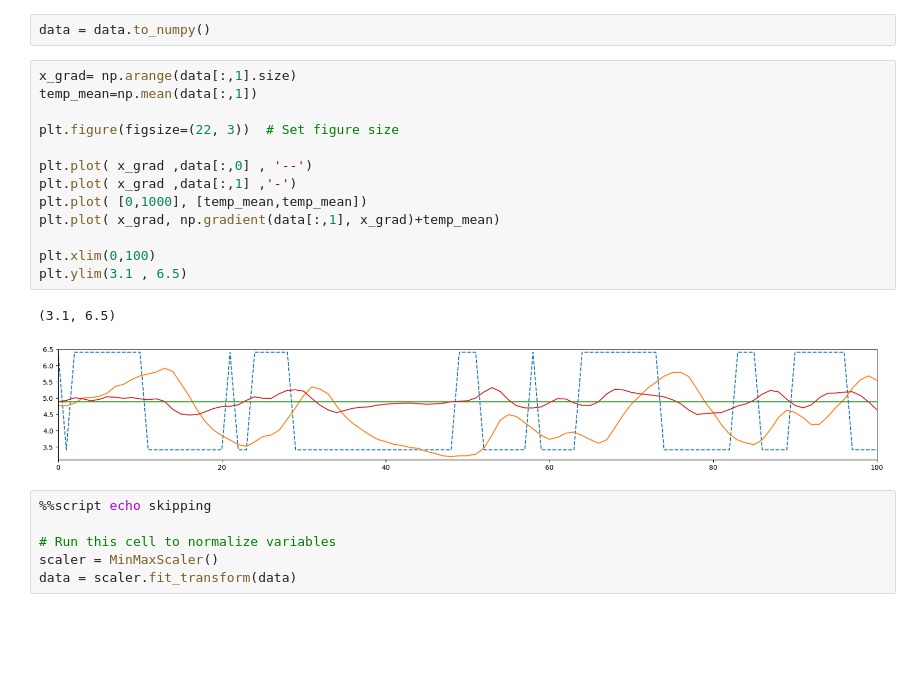
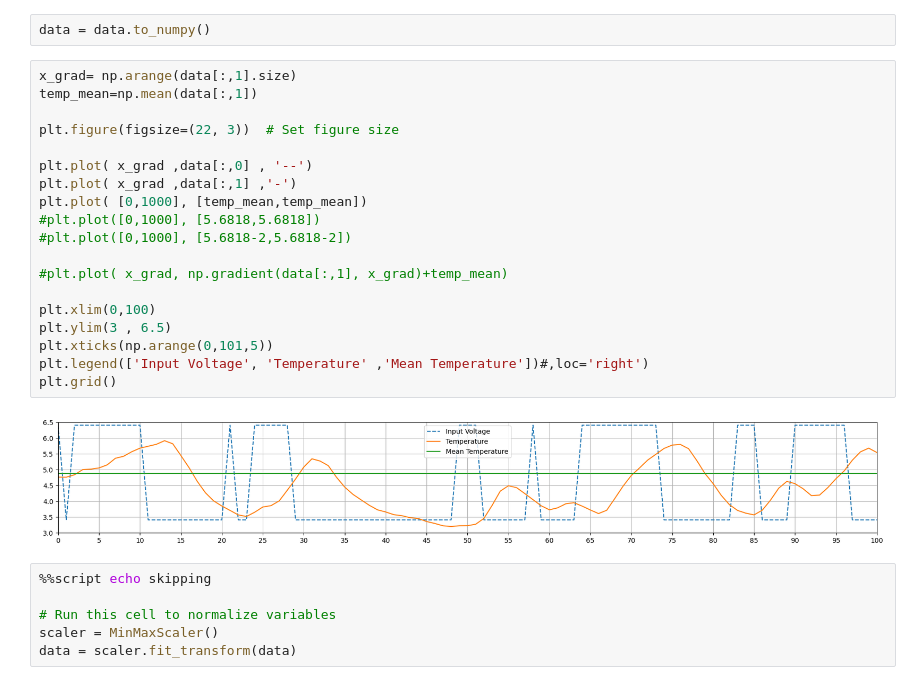
Before and after one commit to c-radicallis/Sis_Inteligentes_1st_Assignment, a Jupyter notebook: hairdryer_notebook.ipynb, the cells around one changed output. Saved outputs shown, nothing was run; the diff lists cells and outputs as text; blank space fills up the shorter version.

```diff
--- a/hairdryer_notebook.ipynb
+++ b/hairdryer_notebook.ipynb
@@ -36,19 +36,24 @@ data = data.to_numpy()
 # %%
 x_grad= np.arange(data[:,1].size)
 temp_mean=np.mean(data[:,1])
 
 plt.figure(figsize=(22, 3))  # Set figure size
 
 plt.plot( x_grad ,data[:,0] , '--')
 plt.plot( x_grad ,data[:,1] ,'-')
 plt.plot( [0,1000], [temp_mean,temp_mean])
-plt.plot( x_grad, np.gradient(data[:,1], x_grad)+temp_mean)
+#plt.plot([0,1000], [5.6818,5.6818])
+#plt.plot([0,1000], [5.6818-2,5.6818-2])
+
+#plt.plot( x_grad, np.gradient(data[:,1], x_grad)+temp_mean)
 
 plt.xlim(0,100)
-plt.ylim(3.1 , 6.5)
+plt.ylim(3 , 6.5)
+plt.xticks(np.arange(0,101,5))
+plt.legend(['Input Voltage', 'Temperature' ,'Mean Temperature'])#,loc='right')
+plt.grid()
 # %% [output]
-(3.1, 6.5)
-[figure, old version]
+[figure, new version]
 # %%
 %%script echo skipping
 
```
Also changed, not shown: 17 other files.
